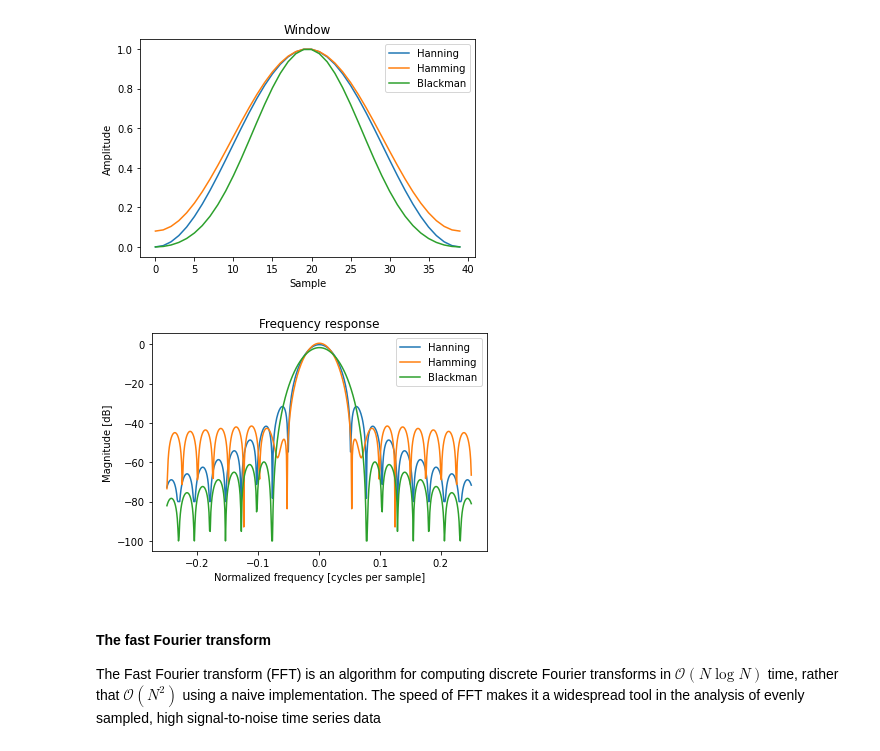
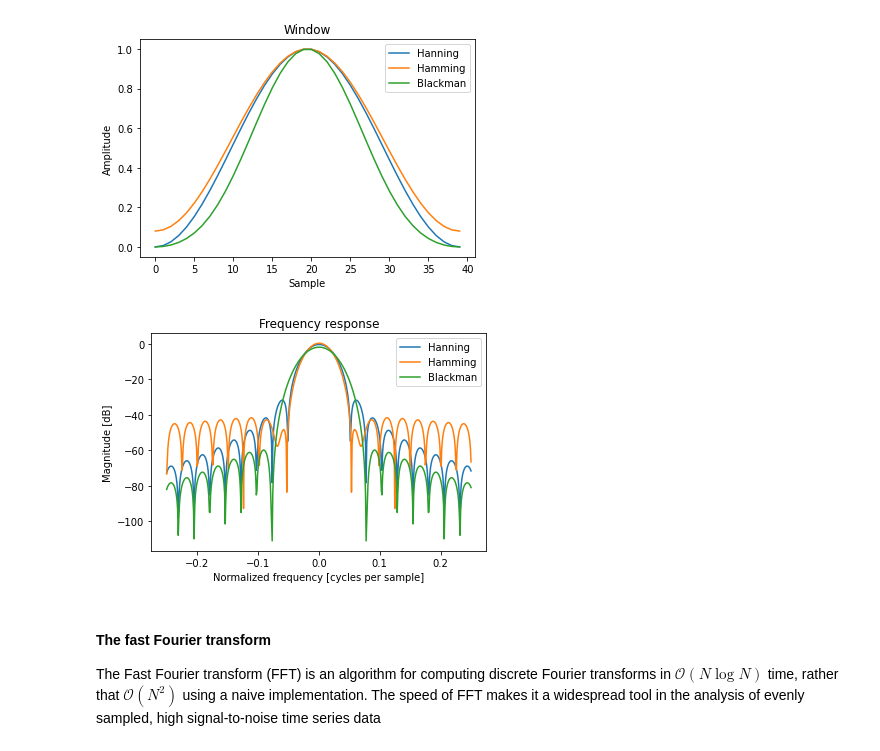
Before and after one commit to uom-lectures/PHY3287, a Jupyter notebook: lecture_3.ipynb, the cells around one changed output. Drawn from its saved outputs; the diff is of its cells as text; code cells hidden in the pictures.

```diff
--- a/lecture_3.ipynb
+++ b/lecture_3.ipynb
@@ -328,35 +328,32 @@ plt.show()
 # %%
 # Generate frequencies for x axis
 n_points = 1000
 frequencies = np.linspace(-0.25, 0.25, 500)
 
 # Get frequency responce for generated windows. Divide by 20 to normalise
 # the signal to 0 dB
 fft = np.fft.fft(hanning_window, n_points) / 20
 mag = np.abs(np.fft.fftshift(fft)[250:750])
 hanning_response = 20 * np.log10(mag)  # Convert to power (dB)
-hanning_response = np.clip(hanning_response, -80, 100)  # Clip to between -80 and 100
 
 fft = np.fft.fft(hamming_window, n_points) / 20
 mag = np.abs(np.fft.fftshift(fft)[250:750])
 hamming_response = 20 * np.log10(mag)
-hamming_response = np.clip(hamming_response, -100, 100)
 
 fft = np.fft.fft(blackman_window, n_points) / 20
 mag = np.abs(np.fft.fftshift(fft)[250:750])
 blackman_response = 20 * np.log10(mag)
-blackman_response = np.clip(blackman_response, -100, 100)
 
 plt.plot(frequencies, hanning_response, label="Hanning")
 plt.plot(frequencies, hamming_response, label="Hamming")
 plt.plot(frequencies, blackman_response, label="Blackman")
 plt.title("Frequency response")
 plt.ylabel("Magnitude [dB]")
 plt.xlabel("Normalized frequency [cycles per sample]")
 plt.legend()
 plt.show()
 # %% [output]
-[figure, old version]
+[figure, new version]
 # %% [markdown]
 #### The fast Fourier transform
 
```
Also changed, not shown: parts of 9 cells of this notebook, 3 other files.
